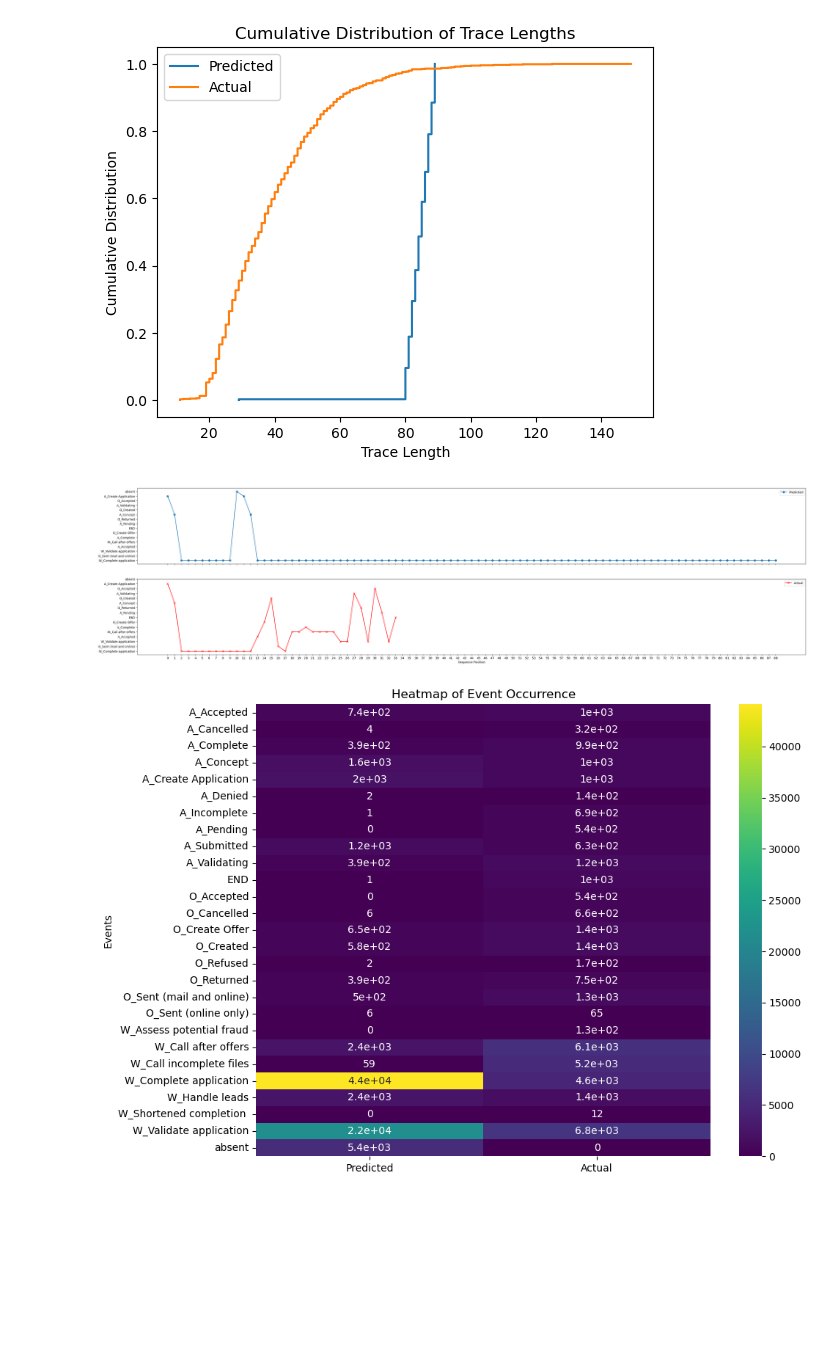
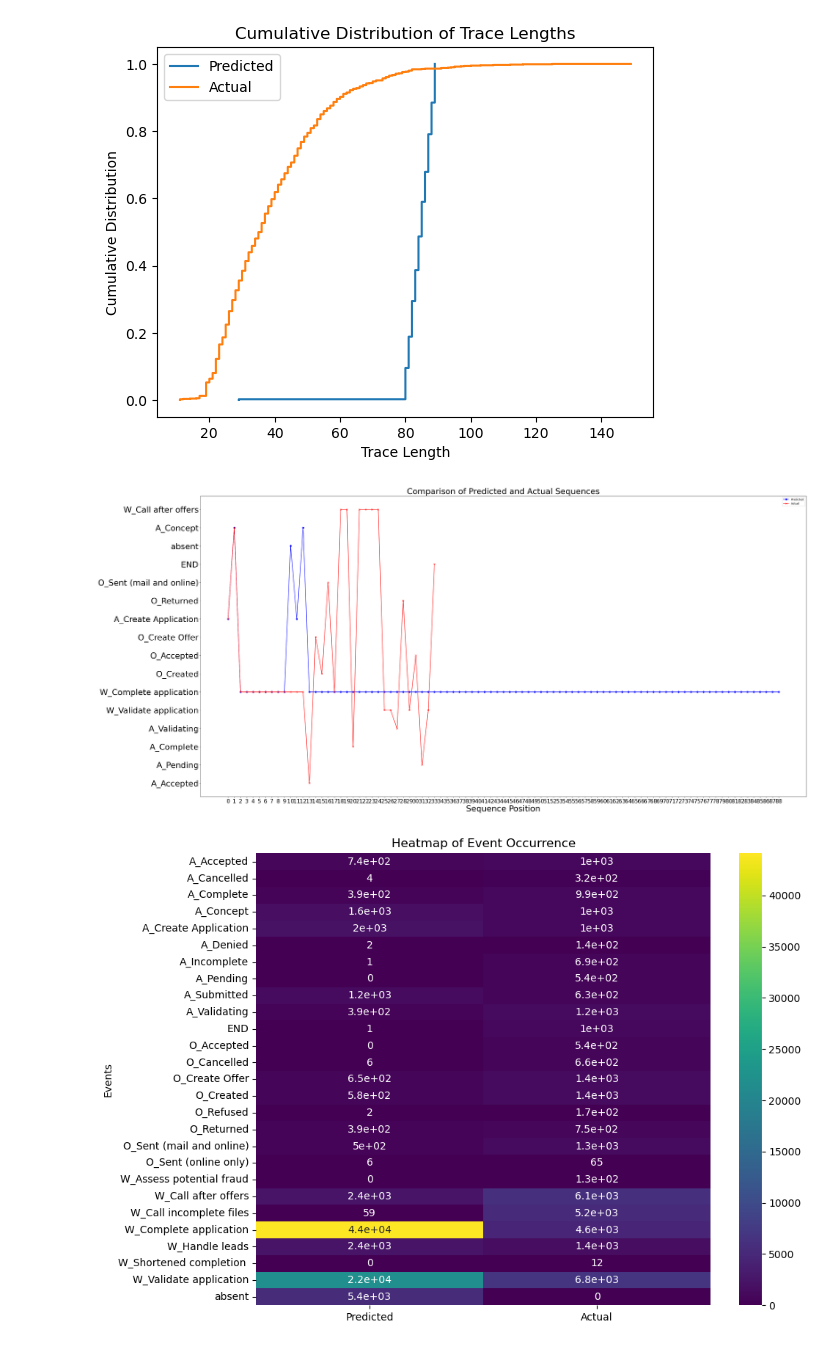
Before and after one commit to AlexRaudvee/Process_Mining_1, a Jupyter notebook: Sprint_3/vis_trace.ipynb, the cells around one changed output. Cells and saved outputs as stored; diff of their text form; code cells hidden in the pictures; blank space fills up the shorter version.

Commit message:
add several explanations for plots

```diff
--- a/Sprint_3/vis_trace.ipynb
+++ b/Sprint_3/vis_trace.ipynb
@@ -125,7 +131,7 @@ from sklearn.preprocessing import MultiLabelBinarizer
 
 
 # Assuming the DataFrame is loaded from a CSV file:
-df = pd.read_csv('/Users/xuenichen/Desktop/Process_Mining_1-main/Sprint_3/matched_traces.csv',
+df = pd.read_csv('/Users/xuenichen/Desktop/Process_Mining_1-main/data/matched_traces.csv',
                  converters={'predicted_traces': literal_eval, 'trace': literal_eval})
 # %%
 # Define a function to extract events from the serialized lists
@@ -235,34 +243,37 @@ plt.show()
 # %%
 pred_seq = df['predicted_events'].iloc[0]
 act_seq = df['actual_events'].iloc[0]
 
-# Creating a figure and axis for plotting
-fig, ax = plt.subplots(2, 1, figsize=(40, 10), sharex=True)
+# Creating a figure for plotting
+fig, ax = plt.subplots(figsize=(40, 20))
 
-# Defining a simple mapping from event names to integers
+# Defining a simple mapping from event names to integers for the y-axis
 event_set = set(pred_seq + act_seq)
 event_map = {event: i for i, event in enumerate(event_set)}
 
 # Mapping events to integers for plotting
 mapped_pred_seq = [event_map[event] for event in pred_seq]
 mapped_act_seq = [event_map[event] for event in act_seq]
 
-# Plotting
-ax[0].plot(mapped_pred_seq, marker='o', label='Predicted')
-ax[0].set_yticks(np.arange(len(event_set)))
-ax[0].set_yticklabels(event_map.keys())
-ax[0].legend()
+# Plotting both predicted and actual sequences on the same plot
+ax.plot(mapped_pred_seq, marker='o',
+        label='Predicted', linestyle='-', color='blue')
+ax.plot(mapped_act_seq, marker='x', label='Actual', linestyle='-', color='red')
 
-ax[1].plot(mapped_act_seq, marker='x', label='Actual', color='r')
-ax[1].set_yticks(np.arange(len(event_set)))
-ax[1].set_yticklabels(event_map.keys())
-ax[1].legend()
+ax.set_yticks(np.arange(len(event_set)))
+ax.set_yticklabels(event_map.keys(), fontsize=30)
+ax.legend()
 
-plt.xticks(range(max(len(pred_seq), len(act_seq))))
-plt.xlabel('Sequence Position')
+# Setting the range for x-axis to cover all events in both sequences
+plt.xticks(range(max(len(pred_seq), len(act_seq))), fontsize =20)
+plt.xlabel('Sequence Position', fontsize=30)
+plt.title('Comparison of Predicted and Actual Sequences', fontsize =30)
 plt.show()
+
+# share the same x-labels: The predicted event matches the actual event
+# Unaligned positions indicate a discrepancy between prediction and reality
 # %% [output]
-[figure, old version]
+[figure, new version]
 # %%
 # Flattening the lists of events for all sequences
 all_pred_events = [event for sublist in df['predicted_events']
```
Also changed, not shown: parts of 4 cells of this notebook.
